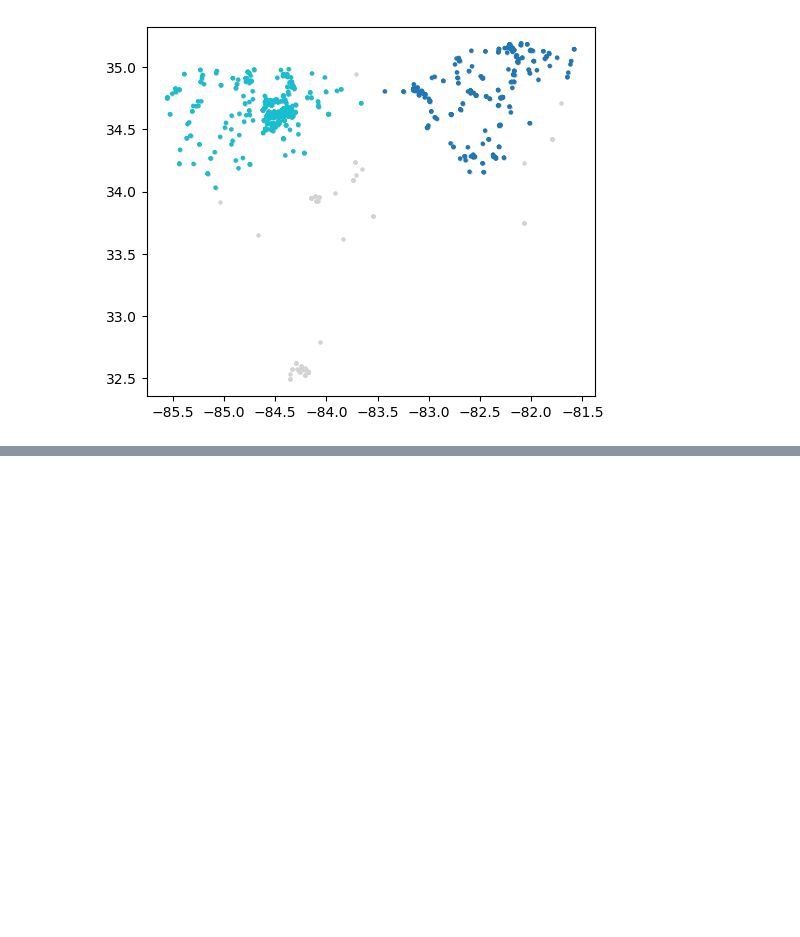
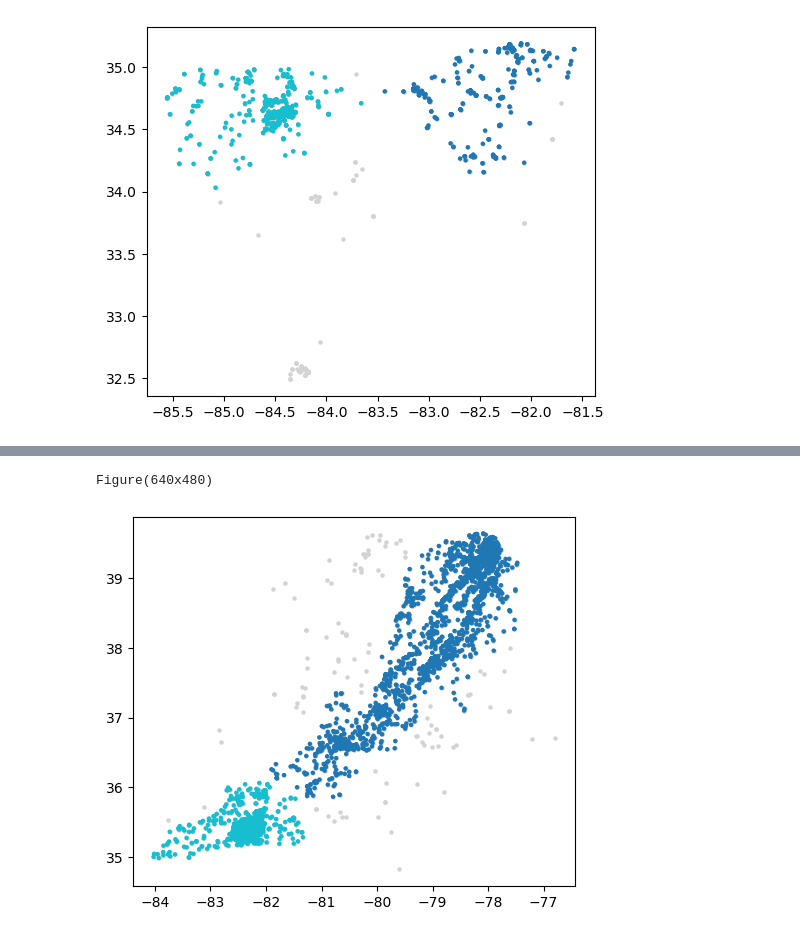
Before and after one commit to FixCarbon/um-mads, a Jupyter notebook: notebooks/create_polygons.ipynb, the cells around one changed output, grey strips where cells are left out. Drawn from its saved outputs; the diff is of its cells as text; code cells hidden in the pictures; blank space fills up the shorter version.

```diff
--- a/notebooks/create_polygons.ipynb
+++ b/notebooks/create_polygons.ipynb
@@ -340,9 +360,9 @@ df.sort_values(['silhouette_score', 'min_cluster_size', 'min_samples', 'cluster_
 # %%
 # Plot clusters for parameters yielding the highest silhouette score
 params = {
-    'min_cluster_size': [90],
-    'min_samples': [5],
-    'cluster_selection_epsilon': [0.1],
+    'min_cluster_size': [500],
+    'min_samples': [10],
+    'cluster_selection_epsilon': [10],
     'metric': ['haversine'],
     'core_dist_n_jobs': [-1],
 }
@@ -354,0 +377,6 @@ Figure(640x480)
+# %%
+# Load GeoDataFrame
+gdf = load_gdf(folderpath, 'cdl_apples_easternmountain')
+# %%
+# Sample GeoDataFrame
+gdf_sample = gdf.sample(n=10000, random_state=random_state)
@@ -354,0 +418,14 @@ Figure(640x480)
+# %%
+params = {
+    'min_cluster_size': [500],
+    'min_samples': [1],
+    'cluster_selection_epsilon': [10],
+    'metric': ['haversine'],
+    'core_dist_n_jobs': [-1],
+}
+
+for fig in generate_cluster_figures(find_hdbscan_clusters, gdf_sample, **params):
+    print(fig)
+# %% [output]
+Figure(640x480)
+[figure, added]
```
Also changed, not shown: parts of 9 cells of this notebook.
